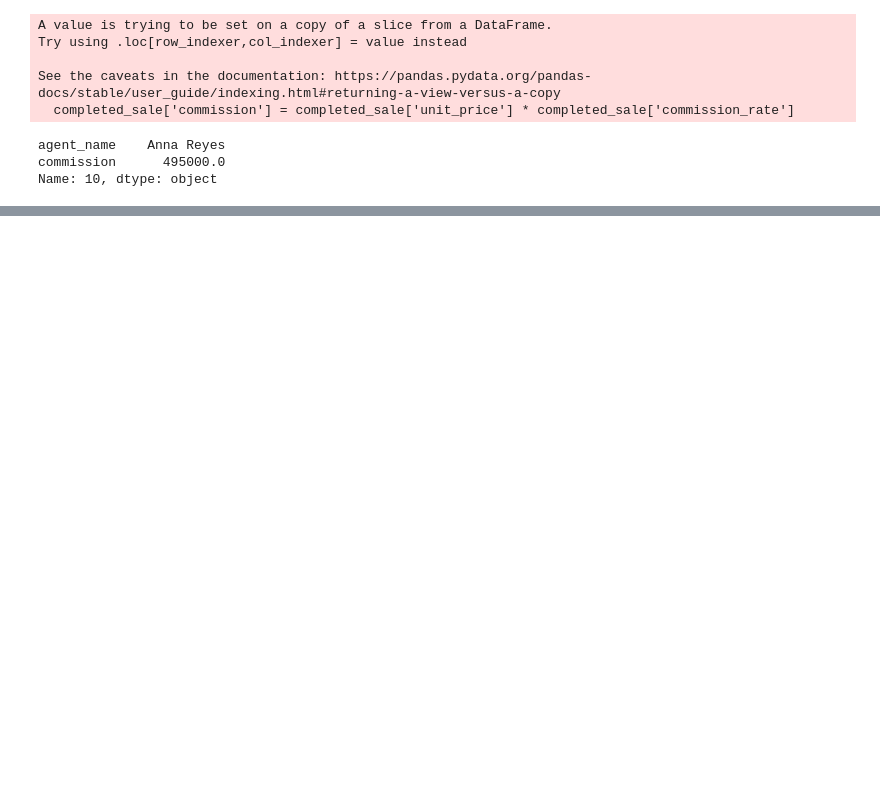
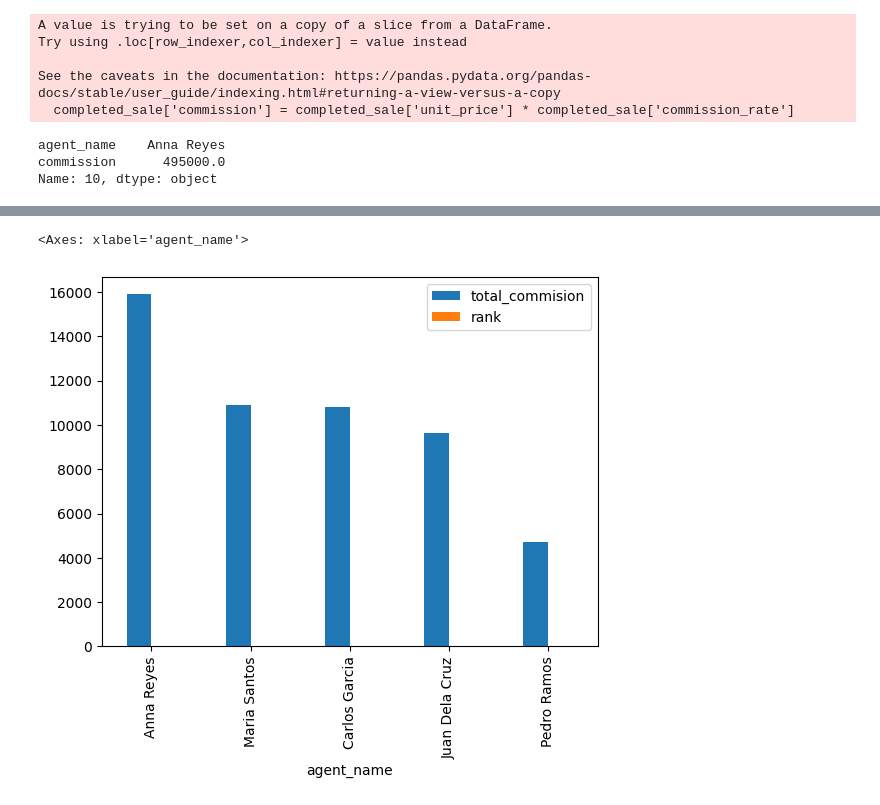
Before and after one commit to francisganapin/Practice_DataScience, a Jupyter notebook: day36/sales.ipynb, the cells around one changed output, grey strips where cells are left out. Saved outputs shown, nothing was run; the diff lists cells and outputs as text; code cells hidden in the pictures; blank space fills up the shorter version.

```diff
--- a/day36/sales.ipynb
+++ b/day36/sales.ipynb
@@ -186,0 +317,23 @@ Name: 10, dtype: object
+# %%
+df['total_commision'] = df['commission_rate'] * df['unit_price'] / 100
+
+
+agent_summary = df.groupby('agent_name')['total_commision'].sum().reset_index()
+
+agent_summary['rank'] = agent_summary['total_commision'].rank(ascending=False,method='min')
+
+condition = [
+    agent_summary['rank'] == 1,
+    agent_summary['rank'] <= 3,
+    agent_summary['rank'] > 3
+
+]
+
+agent_summary['tier'] = np.select(condition, ['Gold','Silver','Bronze'], default='Bronze')
+result = agent_summary.sort_values('rank')
+
+
+result.plot(kind='bar',x='agent_name',)
+# %% [output]
+<Axes: xlabel='agent_name'>
+[figure, added]
```
Also changed, not shown: parts of 16 cells of this notebook.
